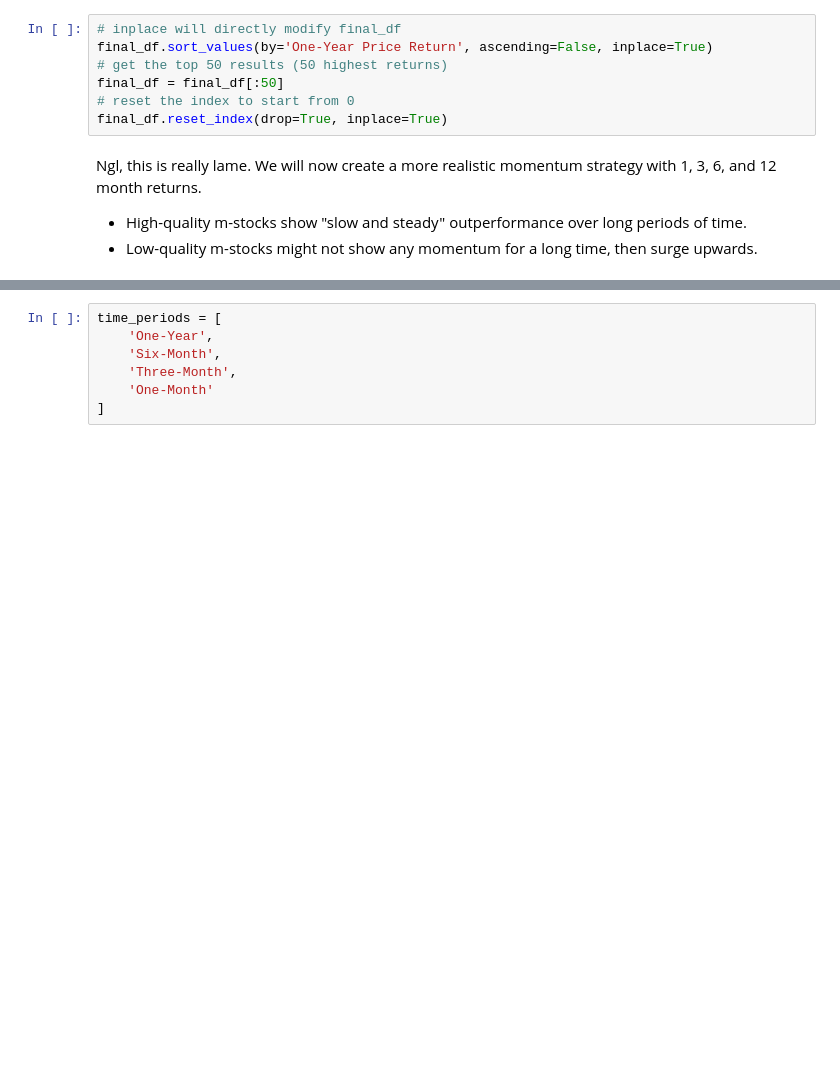
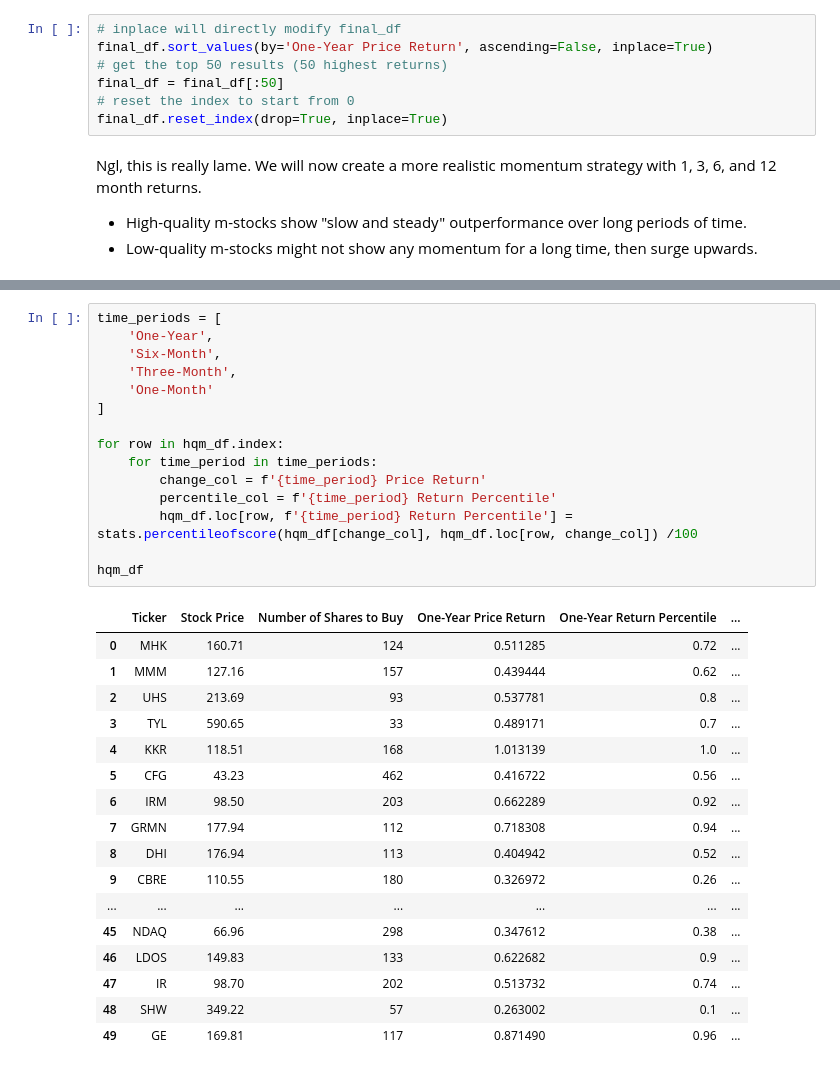
Before and after one commit to dashboredplays/FirstQuant, a Jupyter notebook: AlgoTradingCourse/QuantMomentum.ipynb, the cells around one changed output, grey strips where cells are left out. Saved outputs shown, nothing was run; the diff lists cells and outputs as text; blank space fills up the shorter version.

```diff
--- a/AlgoTradingCourse/QuantMomentum.ipynb
+++ b/AlgoTradingCourse/QuantMomentum.ipynb
@@ -265,7 +182,33 @@ hqm_df
-# %%
-time_periods = [
-    'One-Year',
-    'Six-Month',
-    'Three-Month',
-    'One-Month'
-]
+# %%
+time_periods = [
+    'One-Year',
+    'Six-Month',
+    'Three-Month',
+    'One-Month'
+]
+
+for row in hqm_df.index:
+    for time_period in time_periods:
+        change_col = f'{time_period} Price Return'
+        percentile_col = f'{time_period} Return Percentile'
+        hqm_df.loc[row, f'{time_period} Return Percentile'] = stats.percentileofscore(hqm_df[change_col], hqm_df.loc[row, change_col]) /100
+
+hqm_df
+# %% [output]
+|  | Ticker | Stock Price | Number of Shares to Buy | One-Year Price Return | One-Year Return Percentile | ... |
+| 0 | MHK | 160.71 | 124 | 0.511285 | 0.72 | ... |
+| 1 | MMM | 127.16 | 157 | 0.439444 | 0.62 | ... |
+| 2 | UHS | 213.69 | 93 | 0.537781 | 0.8 | ... |
+| 3 | TYL | 590.65 | 33 | 0.489171 | 0.7 | ... |
+| 4 | KKR | 118.51 | 168 | 1.013139 | 1.0 | ... |
+| 5 | CFG | 43.23 | 462 | 0.416722 | 0.56 | ... |
+| 6 | IRM | 98.50 | 203 | 0.662289 | 0.92 | ... |
+| 7 | GRMN | 177.94 | 112 | 0.718308 | 0.94 | ... |
+| 8 | DHI | 176.94 | 113 | 0.404942 | 0.52 | ... |
+| 9 | CBRE | 110.55 | 180 | 0.326972 | 0.26 | ... |
+| ... | ... | ... | ... | ... | ... | ... |
+| 45 | NDAQ | 66.96 | 298 | 0.347612 | 0.38 | ... |
+| 46 | LDOS | 149.83 | 133 | 0.622682 | 0.9 | ... |
+| 47 | IR | 98.70 | 202 | 0.513732 | 0.74 | ... |
+| 48 | SHW | 349.22 | 57 | 0.263002 | 0.1 | ... |
+| 49 | GE | 169.81 | 117 | 0.871490 | 0.96 | ... |
```
Also changed, not shown: parts of 9 cells of this notebook, 3 other files.
